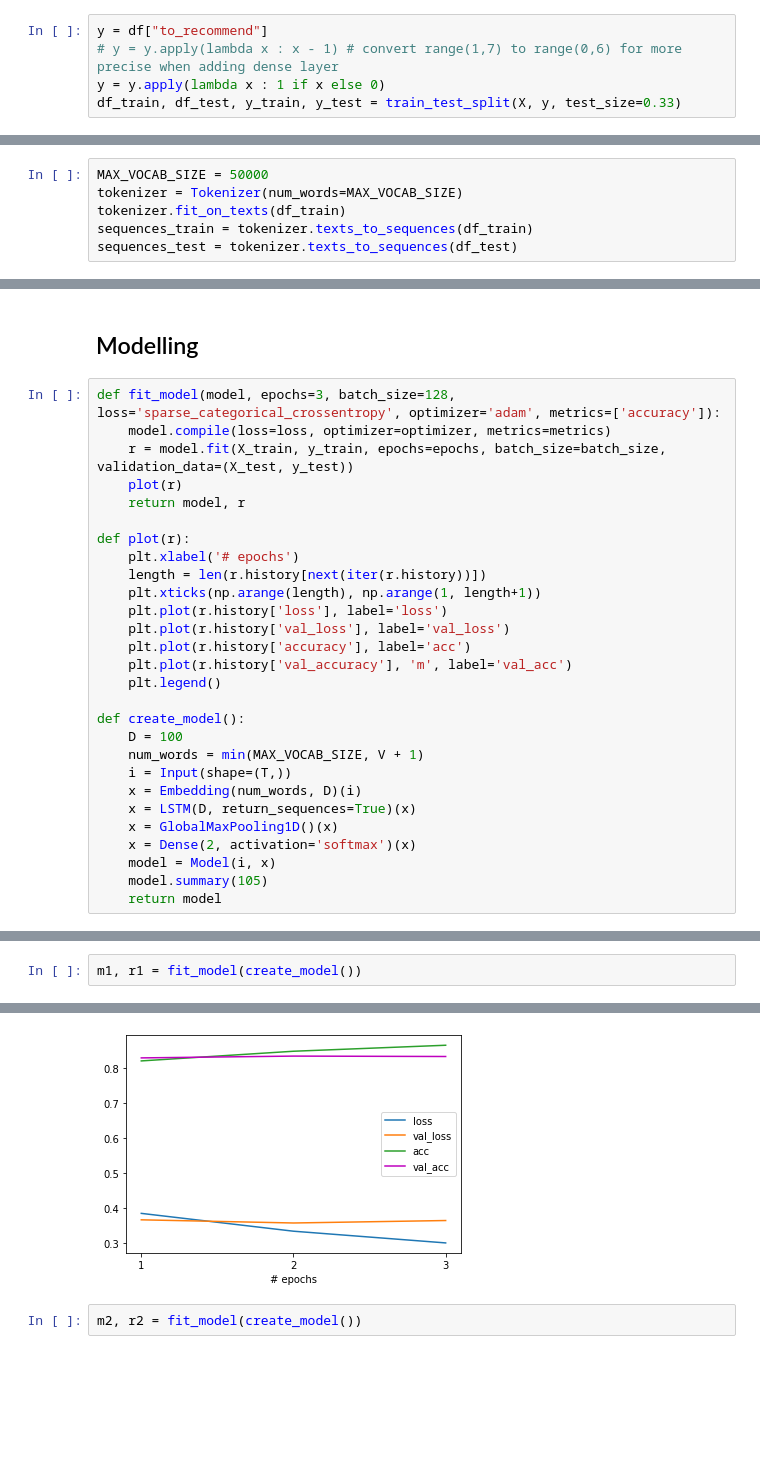
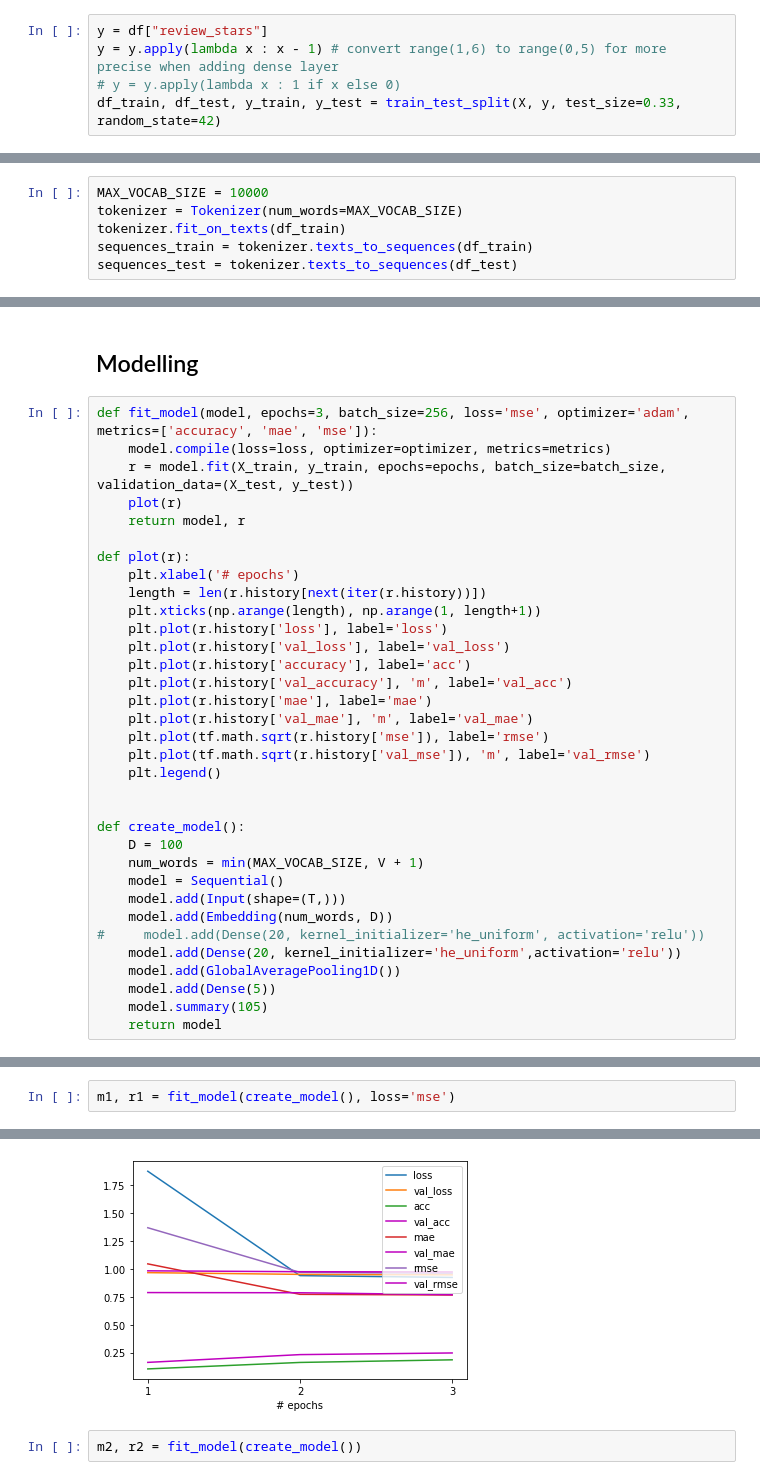
Before and after one commit to FishWith7sMemory/MAST30034-ADS-GroupProj, a Jupyter notebook: NLP.ipynb, the cells around one changed output, grey strips where cells are left out. Drawn from its saved outputs; the diff is of its cells as text; blank space fills up the shorter version.

Commit message:
add NLP-based Recommender System

```diff
--- a/NLP.ipynb
+++ b/NLP.ipynb
@@ -29,14 +29,14 @@ X = df["review_text_after_cleaning"]
 # %% [markdown]
 ## Split Dataset
 # %%
-y = df["to_recommend"]
-# y = y.apply(lambda x : x - 1) # convert range(1,7) to range(0,6) for more precise when adding dense layer
-y = y.apply(lambda x : 1 if x else 0)
-df_train, df_test, y_train, y_test = train_test_split(X, y, test_size=0.33)
+y = df["review_stars"]
+y = y.apply(lambda x : x - 1) # convert range(1,6) to range(0,5) for more precise when adding dense layer
+# y = y.apply(lambda x : 1 if x else 0)
+df_train, df_test, y_train, y_test = train_test_split(X, y, test_size=0.33, random_state=42)
 # %% [markdown]
 ## Word Embedding
 # %%
-MAX_VOCAB_SIZE = 50000
+MAX_VOCAB_SIZE = 10000
 tokenizer = Tokenizer(num_words=MAX_VOCAB_SIZE)
 tokenizer.fit_on_texts(df_train)
 sequences_train = tokenizer.texts_to_sequences(df_train)
@@ -61,7 +61,7 @@ Shape of data test tensor: (132267, 150)
 # %% [markdown]
 ## Modelling
 # %%
-def fit_model(model, epochs=3, batch_size=128, loss='sparse_categorical_crossentropy', optimizer='adam', metrics=['accuracy']):
+def fit_model(model, epochs=3, batch_size=256, loss='mse', optimizer='adam', metrics=['accuracy', 'mae', 'mse']):
     model.compile(loss=loss, optimizer=optimizer, metrics=metrics)
     r = model.fit(X_train, y_train, epochs=epochs, batch_size=batch_size, validation_data=(X_test, y_test))
     plot(r)
@@ -75,17 +75,23 @@ def plot(r):
     plt.plot(r.history['val_loss'], label='val_loss')
     plt.plot(r.history['accuracy'], label='acc')
     plt.plot(r.history['val_accuracy'], 'm', label='val_acc')
+    plt.plot(r.history['mae'], label='mae')
+    plt.plot(r.history['val_mae'], 'm', label='val_mae')
+    plt.plot(tf.math.sqrt(r.history['mse']), label='rmse')
+    plt.plot(tf.math.sqrt(r.history['val_mse']), 'm', label='val_rmse')
     plt.legend()
+
 
 def create_model():
     D = 100
     num_words = min(MAX_VOCAB_SIZE, V + 1)
-    i = Input(shape=(T,))
-    x = Embedding(num_words, D)(i)
-    x = LSTM(D, return_sequences=True)(x)
-    x = GlobalMaxPooling1D()(x)
-    x = Dense(2, activation='softmax')(x)
-    model = Model(i, x)
+    model = Sequential()
+    model.add(Input(shape=(T,)))
+    model.add(Embedding(num_words, D))
+#     model.add(Dense(20, kernel_initializer='he_uniform', activation='relu'))
+    model.add(Dense(20, kernel_initializer='he_uniform',activation='relu'))
+    model.add(GlobalAveragePooling1D())
+    model.add(Dense(5))
     model.summary(105)
     return model
 # %%
@@ -112,3 +107,3 @@ Epoch 3/3
 # %%
-m1, r1 = fit_model(create_model())
+m1, r1 = fit_model(create_model(), loss='mse')
 # %% [output]
@@ -132,4 +127,4 @@ Epoch 3/3
-[figure, old version]
+[figure, new version]
 # %%
 m2, r2 = fit_model(create_model())
 # %% [output]
```
Also changed, not shown: parts of 4 cells of this notebook, 2 other files.
